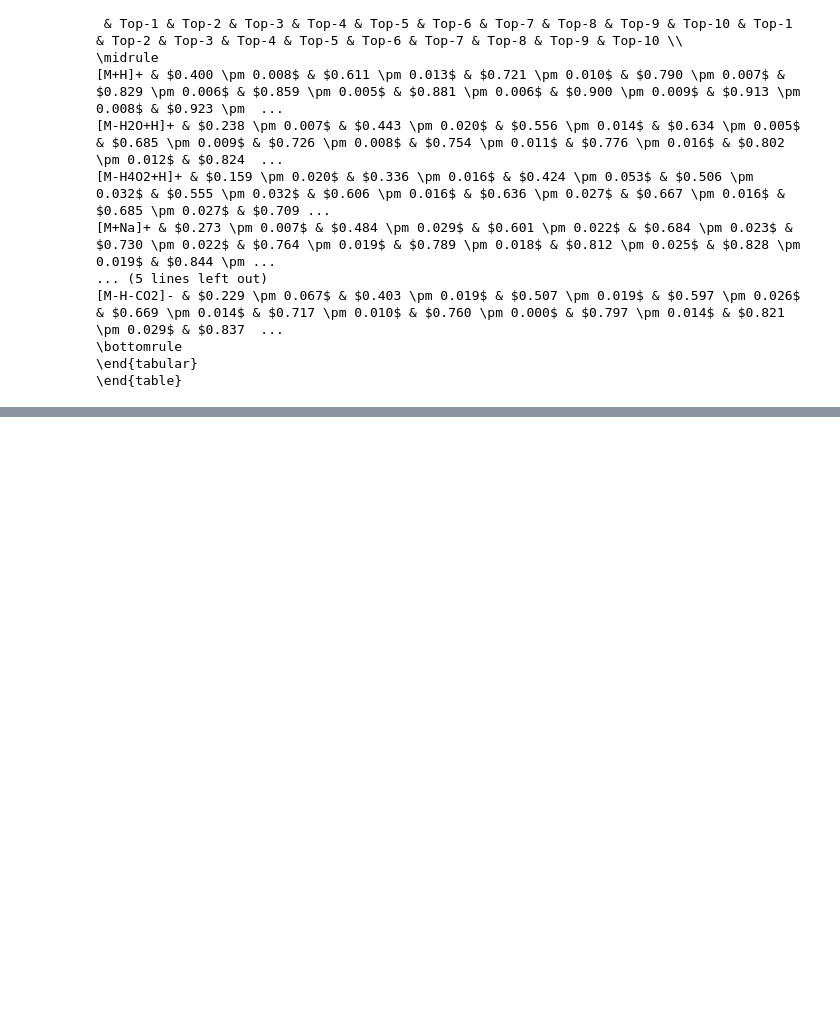
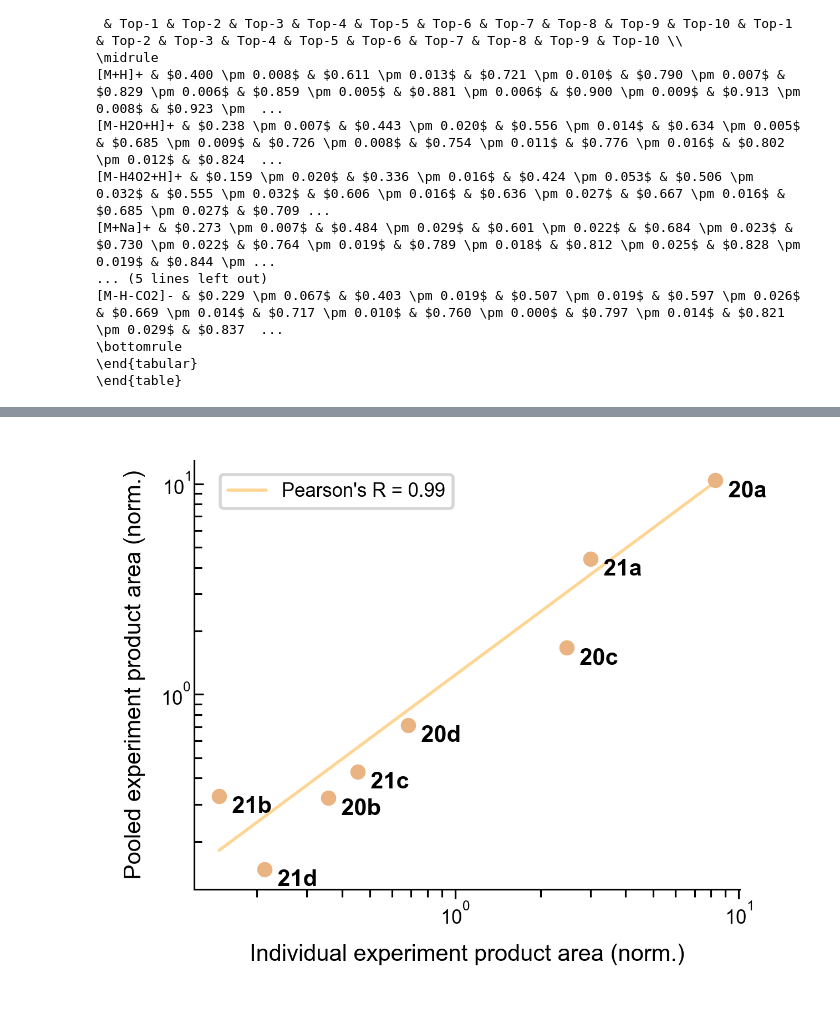
Before and after one commit to hxu129/ms-pred-original, a Jupyter notebook: notebooks/iceberg_fig_cosine_retrieval.ipynb, the cells around one changed output, grey strips where cells are left out. Saved outputs shown, nothing was run; the diff lists cells and outputs as text; code cells hidden in the pictures; blank space fills up the shorter version.

```diff
--- a/notebooks/iceberg_fig_cosine_retrieval.ipynb
+++ b/notebooks/iceberg_fig_cosine_retrieval.ipynb
@@ -687,0 +903,10 @@ fig.savefig(
+# %%
+import yaml
+
+# load yaml
+yaml_path = '/home/runzhong/ms-pred/results/dag_inten_nist20/split_1_rnd1/retrieval_nist20_split_1_50/rerank_eval_entropy.yaml'
+with open(yaml_path) as f:
+    data = yaml.safe_load(f)
+# %%
+retrieval_df = pd.DataFrame(data['individuals'])
+retrieval_df
@@ -687,0 +1257,10 @@ fig.savefig(
+# %%
+# normlize peak intensities
+pool_ys212 = np.array(pool_ys212)
+pool_ys257 = np.array(pool_ys257)
+all_ys = [np.array(ys) for ys in all_ys]
+max_inten = max([np.max(pool_ys212) + np.max(pool_ys257)] + [np.max(ys) for ys in all_ys])
+
+pool_ys212 = pool_ys212 / max_inten
+pool_ys257 = pool_ys257 / max_inten
+all_ys = [ys / max_inten for ys in all_ys]
@@ -687,0 +1453,73 @@ fig.savefig(
+# %%
+import numpy as np
+import matplotlib.pyplot as plt
+from scipy.stats import t
+
+fig = plt.figure(figsize=(2.5, 2.), dpi=500)
+
+# Provided data
+labels = ['20a', '20c', '20d', '20b', '21a', '21b', '21d', '21c']
+individual_areas = np.array([8.27, 2.48, 0.683, 0.357, 3.00, 0.147, 0.213, 0.454])
+pooled_areas = np.array([10.4, 1.666, 0.714, 0.322, 4.39, 0.328, 0.147, 0.428])
+
+n = len(individual_areas)  # number of data points
+
+###############################################################################
+# NORMAL SCALE REGRESSION (Additive Model, forced through origin)
+###############################################################################
+# Compute the slope forcing the regression through 0:
+slope_norm = np.sum(individual_areas * pooled_areas) / np.sum(individual_areas**2)
+intercept_norm = 0  # forced through origin
+
+def regression_line_norm(x):
+    return slope_norm * x
+
+# Predicted values and RMSE for the normal regression
+predicted_norm = regression_line_norm(individual_areas)
+rmse_norm = np.sqrt(np.mean((predicted_norm - pooled_areas)**2))
+
+# Define x values (for plotting the regression line)
+x_vals = np.linspace(individual_areas.min(), individual_areas.max(), 100)
+y_vals_norm = regression_line_norm(x_vals)
+
+###############################################################################
+# Compute Pearson's correlation coefficient (R)
+###############################################################################
+pearson_r = np.corrcoef(individual_areas, pooled_areas)[0, 1]
+
+###############################################################################
+# PLOTTING (displayed on log scale)
+###############################################################################
+# Plot the data points
+plt.scatter(individual_areas, pooled_areas, color='#E9B382', zorder=3, s=10)
+
+# Set log scale for both axes
+plt.xscale('log')
+plt.yscale('log')
+
+# Add labels for each point
+for x, y, lab in zip(individual_areas, pooled_areas, labels):
+    plt.text(x, y, f'  {lab}', verticalalignment='top', weight='bold')
+
+# Plot the regression line with RMSE and Pearson's R in the legend
+plt.plot(x_vals, y_vals_norm, color='#FFD593', linewidth=0.8,
+         label=f"Pearson's R = {pearson_r:.2f}")
+# RMSE = {rmse_norm:.4f},
+
+# Label the axes
+plt.xlabel('Individual experiment product area (norm.)')
+plt.ylabel('Pooled experiment product area (norm.)')
+
+for spine in ['top', 'right']:
+    plt.gca().spines[spine].set_visible(False)
+
+plt.legend(loc='upper left',
+    bbox_to_anchor=(0.03, 0.99))
+plt.tight_layout()
+plt.show()
+
+fig.savefig(
+    results_folder / "pooled_vs_individual.pdf", bbox_inches="tight", transparent=True
+)
+# %% [output]
+[figure, added]
```
Also changed, not shown: parts of 29 cells of this notebook, 4 other files.
